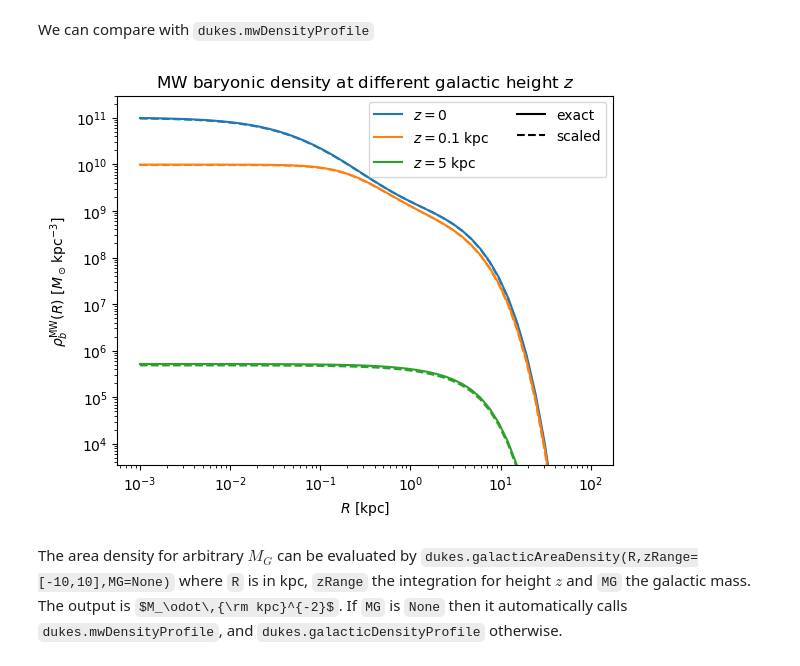
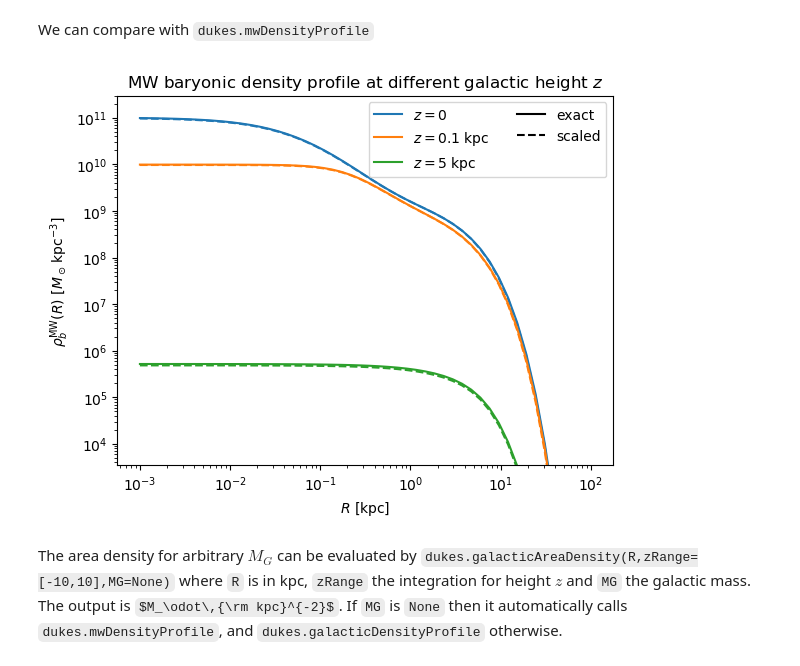
Before and after one commit to yenhsunlin/dukes, a Jupyter notebook: tutorial/tutorial.ipynb, the cells around one changed output. Drawn from its saved outputs; the diff is of its cells as text; code cells hidden in the pictures; some formulas as TeX source.

```diff
--- a/tutorial/tutorial.ipynb
+++ b/tutorial/tutorial.ipynb
@@ -97,24 +97,24 @@ for R in RList:
 # %%
 plt.plot(RList,rhob_MW_exact_z0,color='C0',label=r'$z=0$')
 plt.plot(RList,rhob_MW_scaled_z0,'--',color='C0')
 plt.plot(RList,rhob_MW_exact_z01,color='C1',label=r'$z=0.1$ kpc')
 plt.plot(RList,rhob_MW_scaled_z01,'--',color='C1')
 plt.plot(RList,rhob_MW_exact_z5,color='C2',label=r'$z=5$ kpc')
 plt.plot(RList,rhob_MW_scaled_z5,'--',color='C2')
 # for legend plot
 plt.plot([1,10],[-1,-1],'k',label='exact')
 plt.plot([1,10],[-1,-1],'k--',label='scaled')
 
-plt.title(r'MW baryonic density at different galactic height $z$')
+plt.title(r'MW baryonic density profile at different galactic height $z$')
 plt.xscale('log')
 plt.yscale('log')
 plt.ylim(3500,3e11)
 plt.legend(ncols=2)
 plt.xlabel(r'$R$ [kpc]')
 plt.ylabel(r'$\rho_b^{\rm MW}(R)~[M_\odot\,{\rm kpc}^{-3}]$ ')
 plt.show()
 # %% [output]
-[figure, old version]
+[figure, new version]
 # %% [markdown]
 The area density for arbitrary $M_G$ can be evaluated by `dukes.galacticAreaDensity(R,zRange=[-10,10],MG=None)` where `R` is in kpc, `zRange` the integration for height $z$ and `MG` the galactic mass. The output is $M_\odot\,{\rm kpc}^{-2}$. If `MG` is `None` then it automatically calls `dukes.mwDensityProfile`, and `dukes.galacticDensityProfile` otherwise.
 # %%
```
Also changed, not shown: parts of 1 cell of this notebook.
